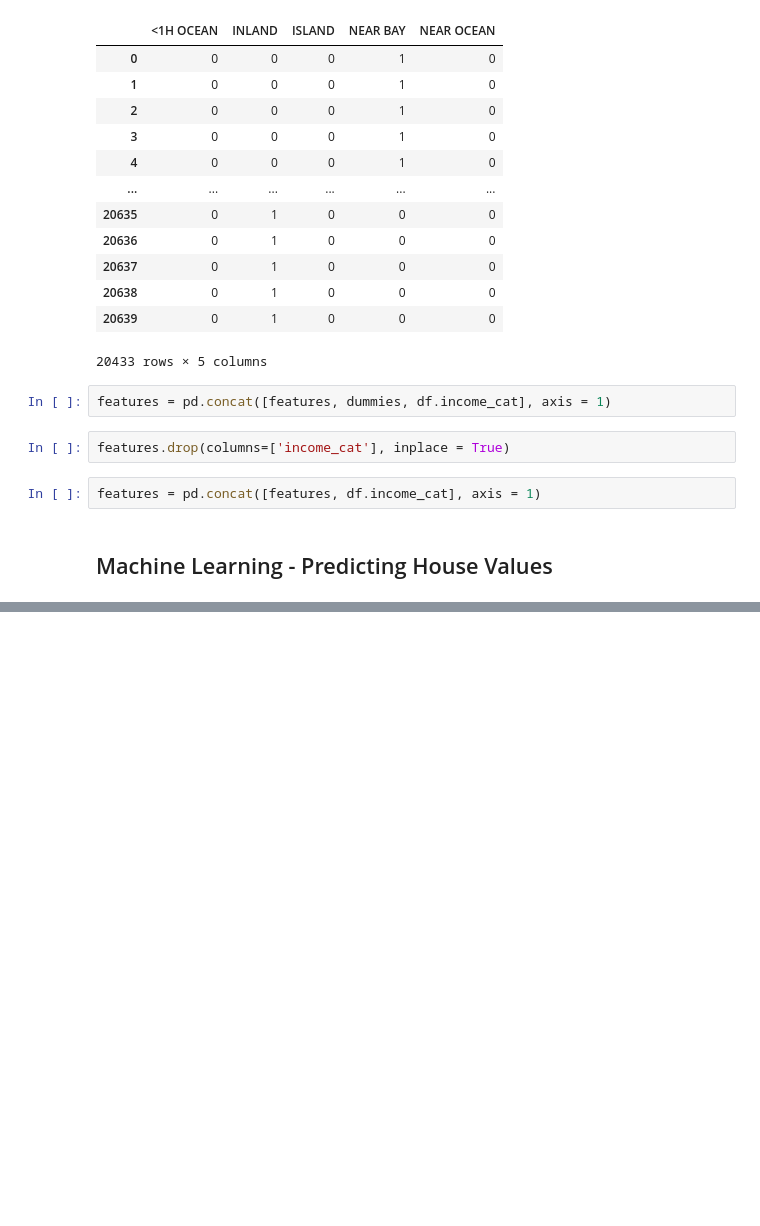
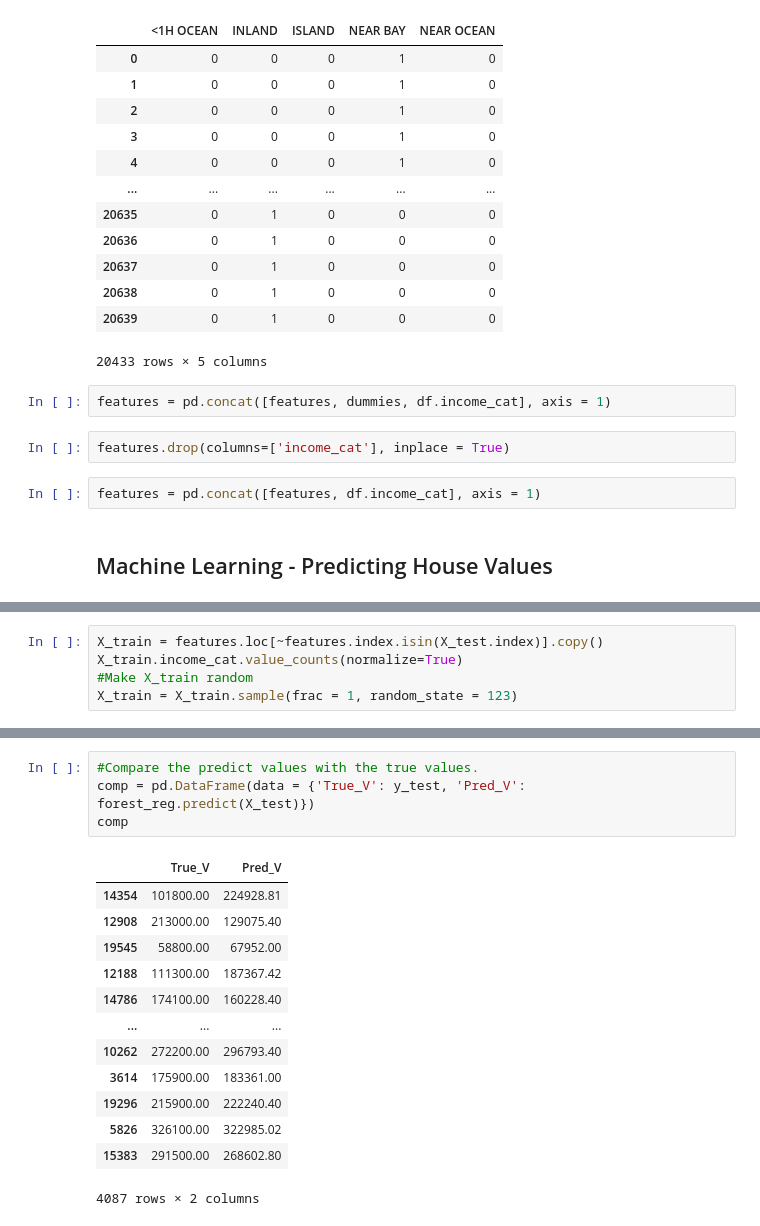
Before and after one commit to eeeds/Projects, a Jupyter notebook: 9-Data Preprocessing & Feature Engineering for Machine Learning/Project_09-DataPrep.ipynb, the cells around one changed output, grey strips where cells are left out. Drawn from its saved outputs; the diff is of its cells as text; blank space fills up the shorter version.

```diff
--- a/9-Data Preprocessing & Feature Engineering for Machine Learning/Project_09-DataPrep.ipynb
+++ b/9-Data Preprocessing & Feature Engineering for Machine Learning/Project_09-DataPrep.ipynb
@@ -399,0 +408,5 @@ Use pd.qcut()
+# %%
+X_train = features.loc[~features.index.isin(X_test.index)].copy()
+X_train.income_cat.value_counts(normalize=True)
+#Make X_train random
+X_train = X_train.sample(frac = 1, random_state = 123)
@@ -399,0 +468,18 @@ Use pd.qcut()
+# %%
+#Compare the predict values with the true values.
+comp = pd.DataFrame(data = {'True_V': y_test, 'Pred_V': forest_reg.predict(X_test)})
+comp
+# %% [output]
+|  | True_V | Pred_V |
+| 14354 | 101800.00 | 224928.81 |
+| 12908 | 213000.00 | 129075.40 |
+| 19545 | 58800.00 | 67952.00 |
+| 12188 | 111300.00 | 187367.42 |
+| 14786 | 174100.00 | 160228.40 |
+| ... | ... | ... |
+| 10262 | 272200.00 | 296793.40 |
+| 3614 | 175900.00 | 183361.00 |
+| 19296 | 215900.00 | 222240.40 |
+| 5826 | 326100.00 | 322985.02 |
+| 15383 | 291500.00 | 268602.80 |
+4087 rows × 2 columns
```
Also changed, not shown: parts of 25 cells of this notebook.
